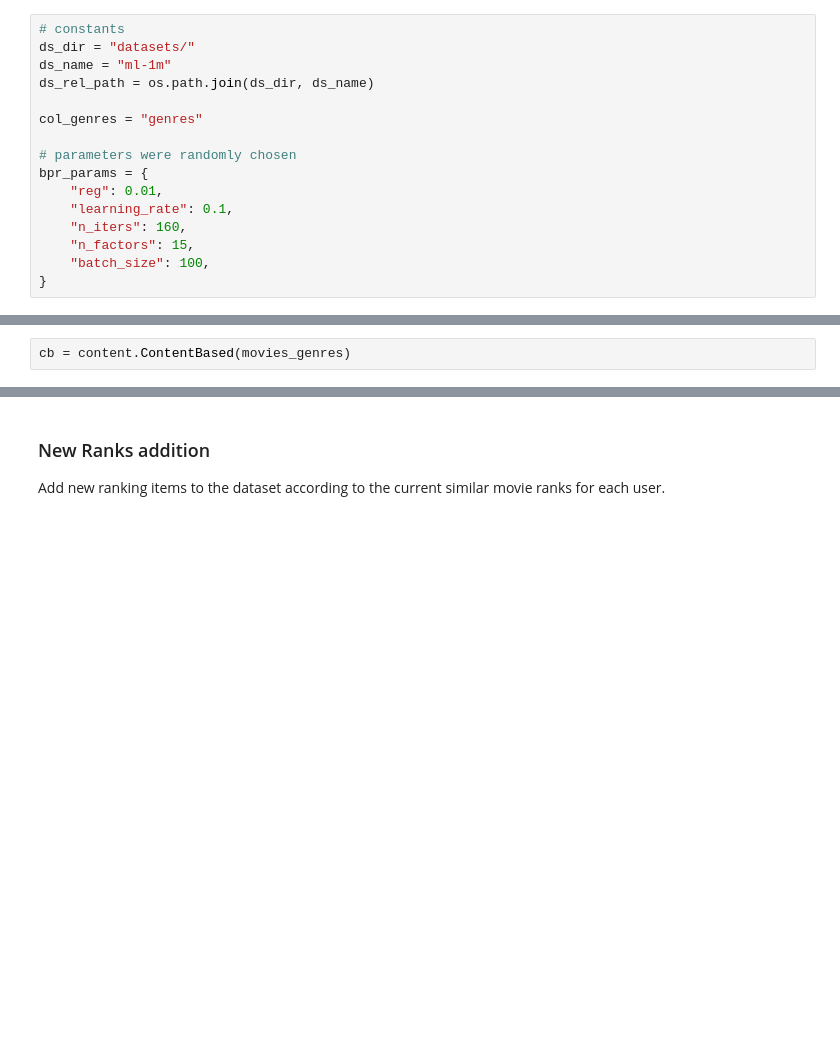
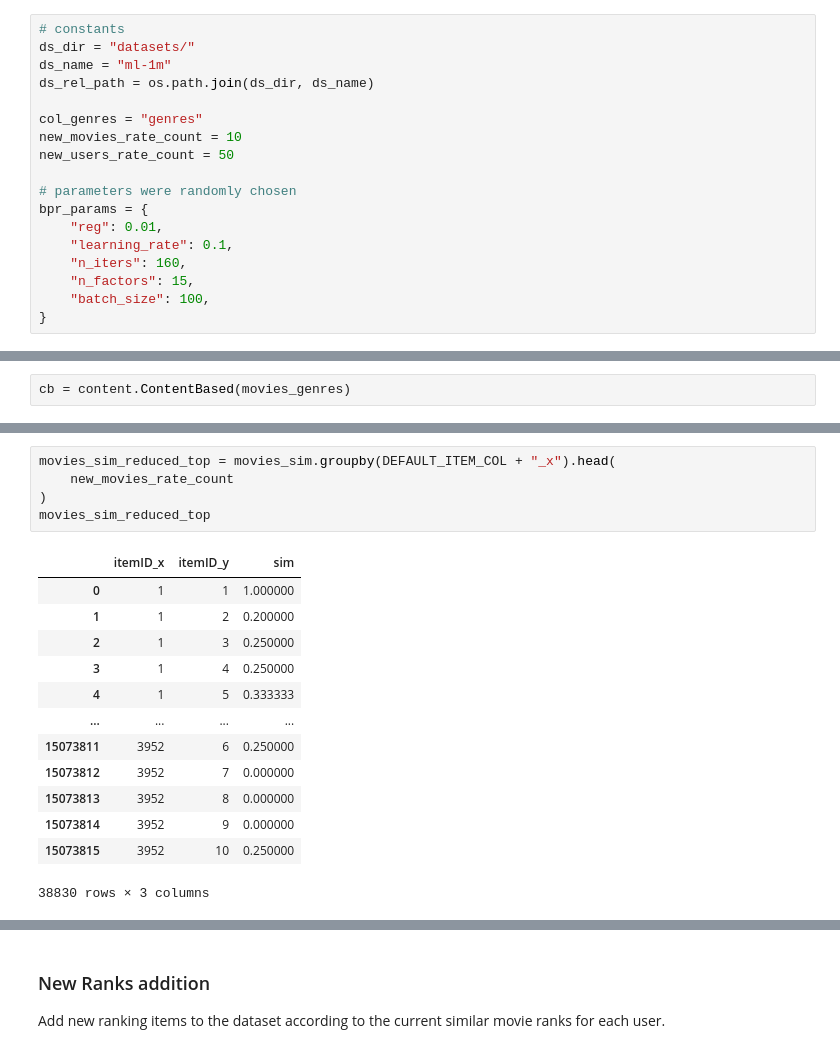
Before and after one commit to TxCorpi0x/hrecom, a Jupyter notebook: prediction_bpr.ipynb, the cells around one changed output, grey strips where cells are left out. Cells and saved outputs as stored; diff of their text form; blank space fills up the shorter version.

```diff
--- a/prediction_bpr.ipynb
+++ b/prediction_bpr.ipynb
@@ -33,6 +34,8 @@ ds_name = "ml-1m"
 ds_rel_path = os.path.join(ds_dir, ds_name)
 
 col_genres = "genres"
+new_movies_rate_count = 10
+new_users_rate_count = 50
 
 # parameters were randomly chosen
 bpr_params = {
@@ -149,0 +179,19 @@ similar_movies.head()
+# %%
+movies_sim_reduced_top = movies_sim.groupby(DEFAULT_ITEM_COL + "_x").head(
+    new_movies_rate_count
+)
+movies_sim_reduced_top
+# %% [output]
+|  | itemID_x | itemID_y | sim |
+| 0 | 1 | 1 | 1.000000 |
+| 1 | 1 | 2 | 0.200000 |
+| 2 | 1 | 3 | 0.250000 |
+| 3 | 1 | 4 | 0.250000 |
+| 4 | 1 | 5 | 0.333333 |
+| ... | ... | ... | ... |
+| 15073811 | 3952 | 6 | 0.250000 |
+| 15073812 | 3952 | 7 | 0.000000 |
+| 15073813 | 3952 | 8 | 0.000000 |
+| 15073814 | 3952 | 9 | 0.000000 |
+| 15073815 | 3952 | 10 | 0.250000 |
+38830 rows × 3 columns
```
Also changed, not shown: parts of 11 cells of this notebook, 3 other files.
